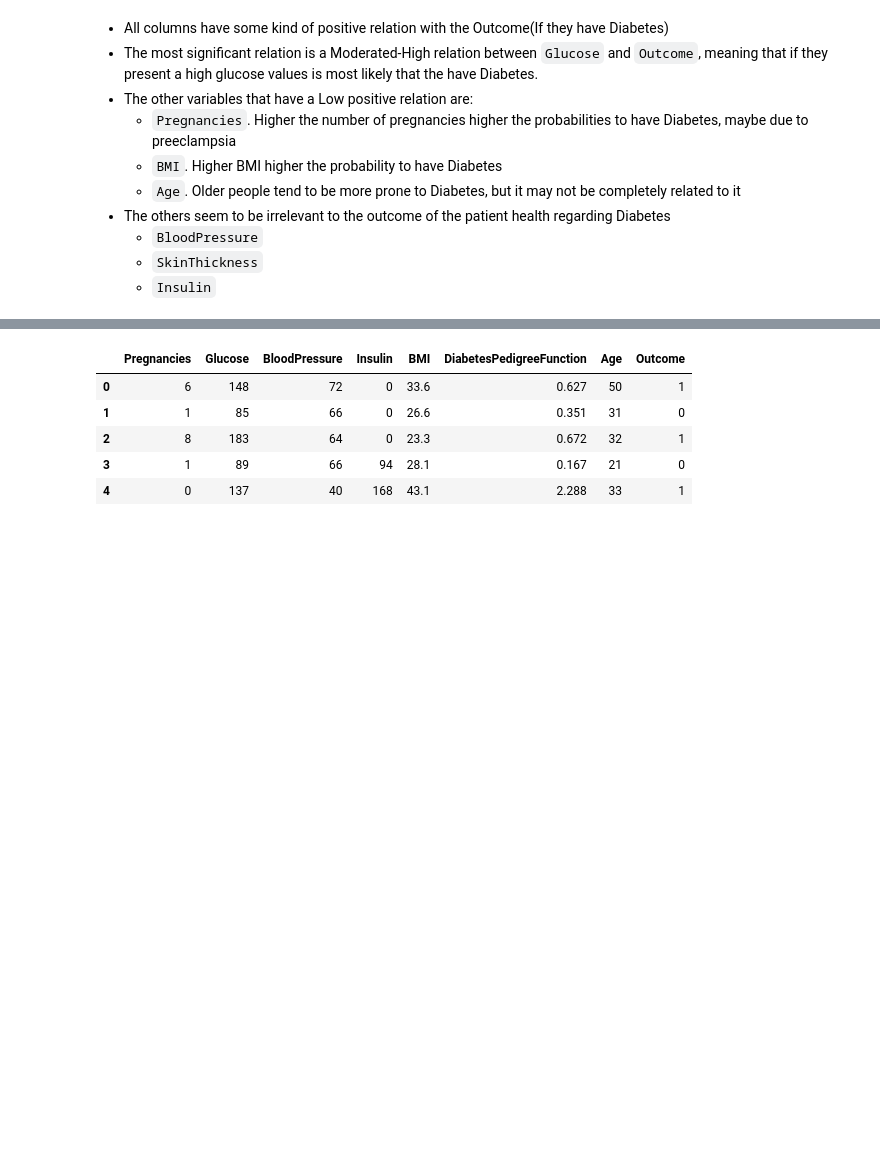
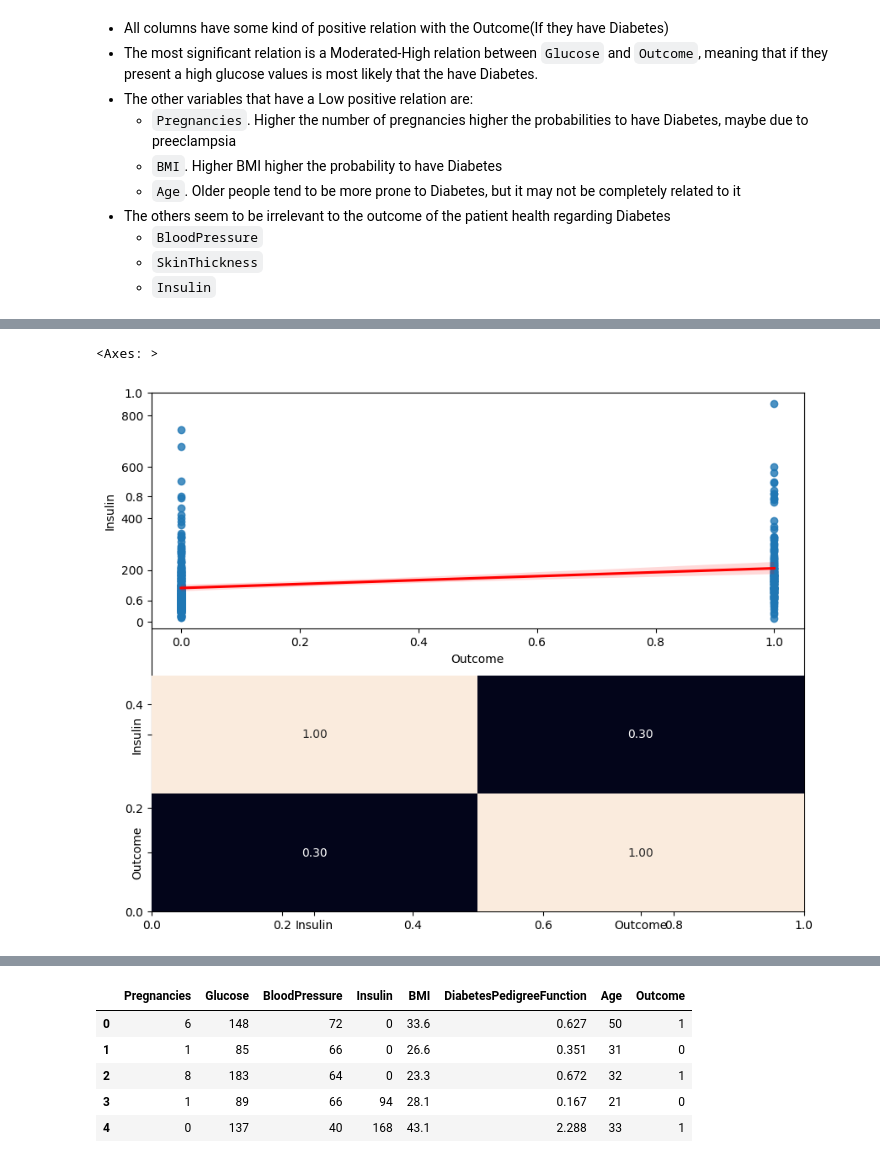
Before and after one commit to Diegomca98/4geeks-ml-template-prjs, a Jupyter notebook: src/explore.ipynb, the cells around one changed output, grey strips where cells are left out. Saved outputs shown, nothing was run; the diff lists cells and outputs as text; code cells hidden in the pictures; blank space fills up the shorter version.

```diff
--- a/src/explore.ipynb
+++ b/src/explore.ipynb
@@ -460,0 +682,3 @@ plt.show()
+# %%
+insulin_more_than_0 = data[data['Insulin']>0]
+insulin_more_than_0.head()
@@ -460,0 +909,32 @@ plt.show()
+# %%
+fig, axis = plt.subplots(
+    figsize = (
+        10, 8
+    )
+)
+
+plt.subplot(2,1,1)
+sns.regplot(
+    data = insulin_more_than_0,
+    x = 'Outcome',
+    y = 'Insulin',
+    line_kws = {
+        'color': 'red'
+    }
+)
+
+plt.subplot(2,1,2)
+sns.heatmap(
+    insulin_more_than_0[
+        [
+            'Insulin',
+            'Outcome'
+        ]
+    ].corr(),
+    annot = True,
+    fmt = '.2f',
+    cbar = False
+)
+# %% [output]
+<Axes: >
+[figure, added]
```
Also changed, not shown: parts of 33 cells of this notebook, 8 other files.
